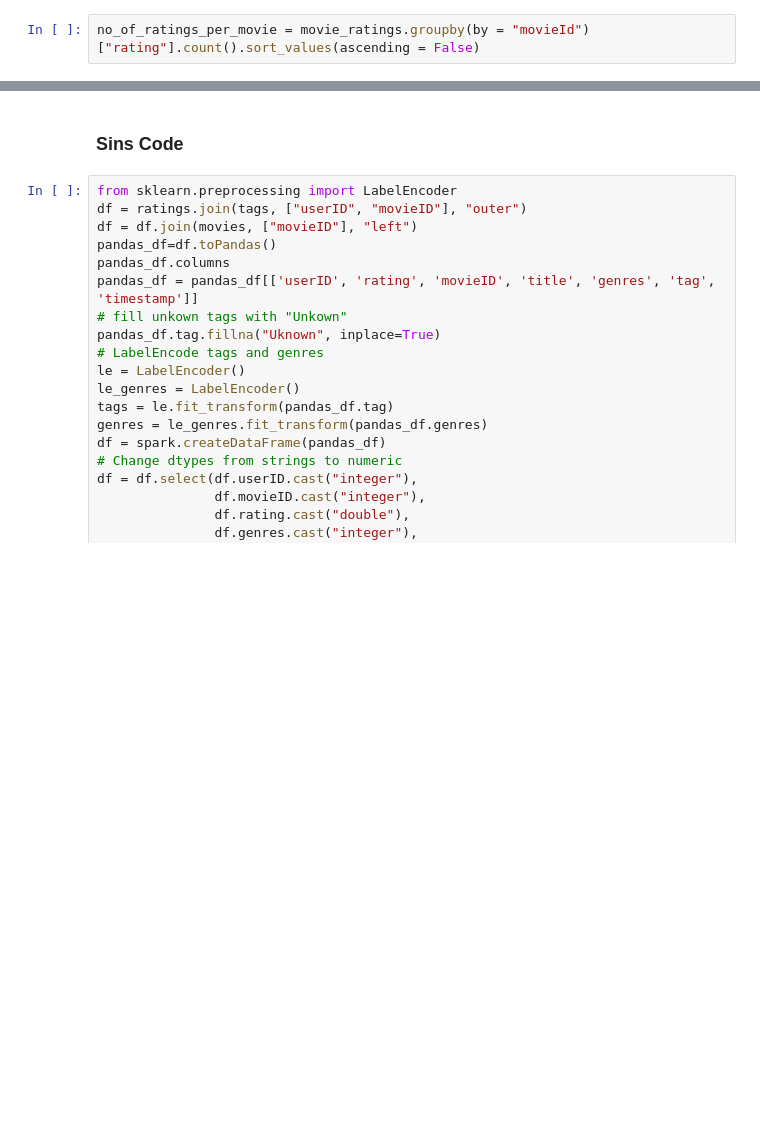
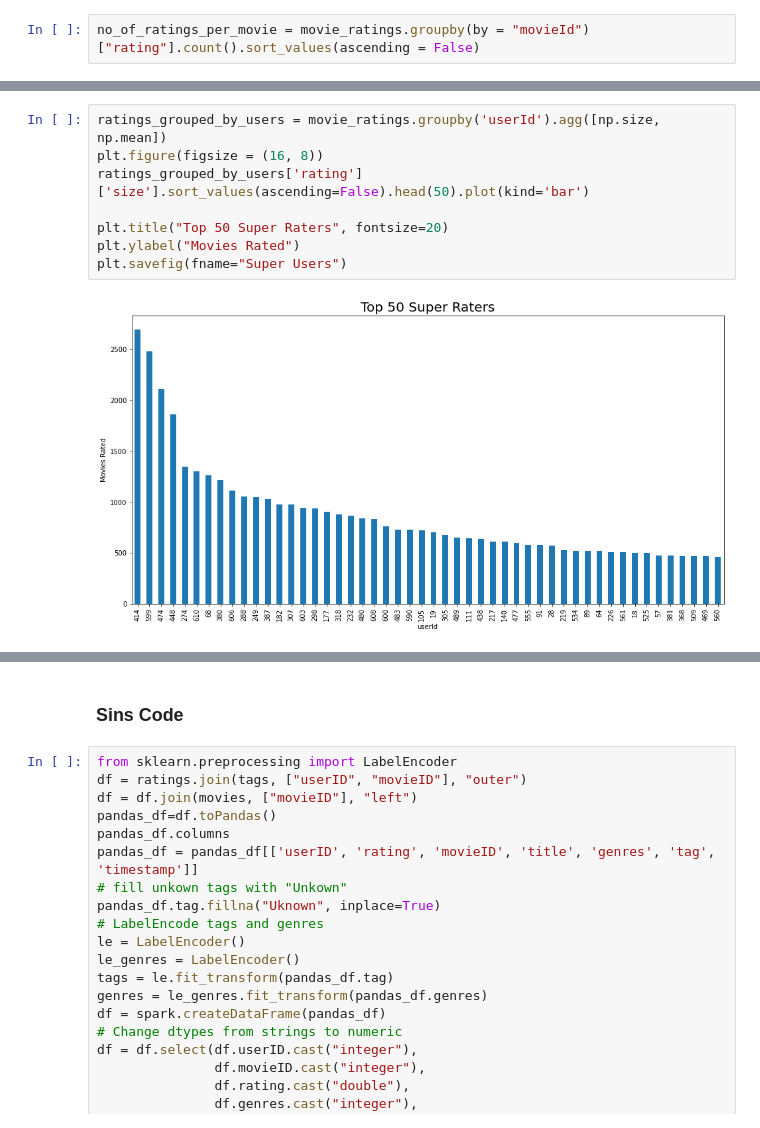
Before and after one commit to SinShady/Movie-Recommender, a Jupyter notebook: notebooks/exploratory/Will_indexs/wills_eda_small.ipynb, the cells around one changed output, grey strips where cells are left out. Drawn from its saved outputs; the diff is of its cells as text; blank space fills up the shorter version.

```diff
--- a/notebooks/exploratory/Will_indexs/wills_eda_small.ipynb
+++ b/notebooks/exploratory/Will_indexs/wills_eda_small.ipynb
@@ -183,0 +174,10 @@ plt.savefig(fname="bad.png")
+# %%
+ratings_grouped_by_users = movie_ratings.groupby('userId').agg([np.size, np.mean])
+plt.figure(figsize = (16, 8))
+ratings_grouped_by_users['rating']['size'].sort_values(ascending=False).head(50).plot(kind='bar')
+
+plt.title("Top 50 Super Raters", fontsize=20)
+plt.ylabel("Movies Rated")
+plt.savefig(fname="Super Users")
+# %% [output]
+[figure, added]
```
Also changed, not shown: parts of 29 cells of this notebook.
